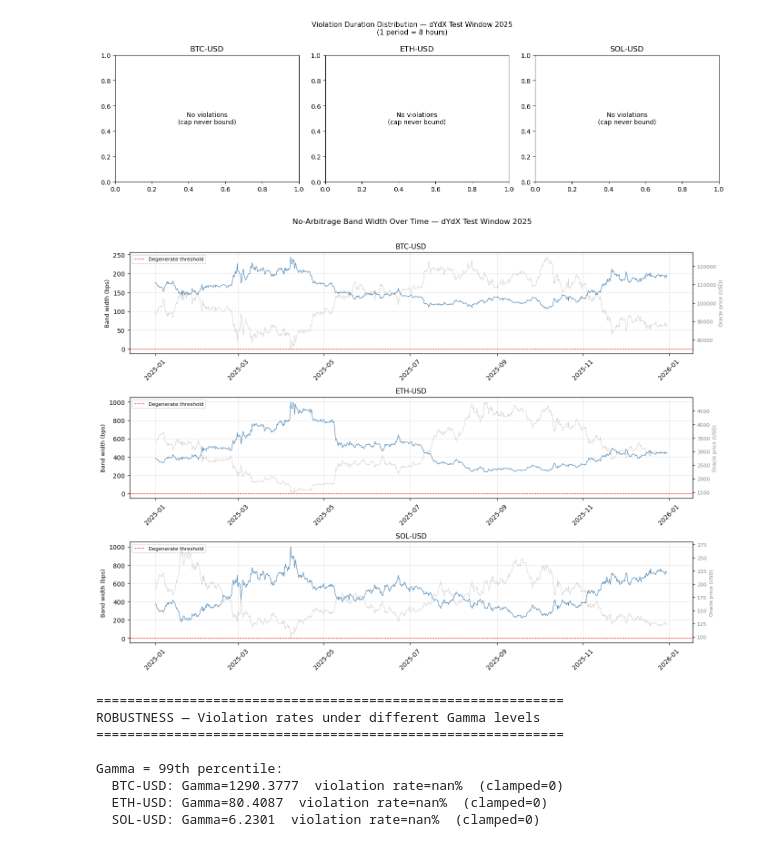
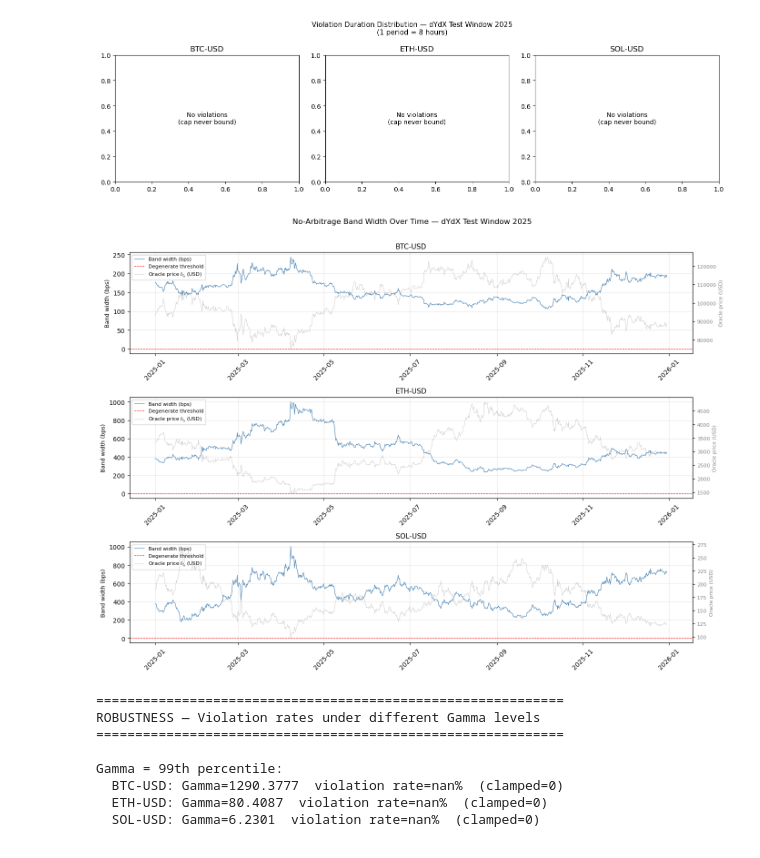
Before and after one commit to ee2625/defi-perps, a Jupyter notebook: dydx/analysis/dydx_test1_bounds.ipynb, the cells around one changed output. Drawn from its saved outputs; the diff is of its cells as text; code cells hidden in the pictures.

Commit message:
fix: correct kappa_S footnote and regenerate figure4_band_width

```diff
--- a/dydx/analysis/dydx_test1_bounds.ipynb
+++ b/dydx/analysis/dydx_test1_bounds.ipynb
@@ -387,29 +444,37 @@ plt.show()
 # %%
 fig, axes = plt.subplots(3, 1, figsize=(14, 10), sharex=False)
 for ax, market in zip(axes, ["BTC-USD", "ETH-USD", "SOL-USD"]):
     grp = test_out[test_out["market"] == market].sort_values("timestamp")
-    ax.plot(grp["timestamp"], grp["band_width"] * 1e4,
-            color="steelblue", linewidth=0.8)
-    ax.axhline(0, color="red", linewidth=0.8, linestyle="--", label="Degenerate threshold")
+
+    line_band, = ax.plot(grp["timestamp"], grp["band_width"] * 1e4,
+                         color="steelblue", linewidth=0.8, label="Band width (bps)")
+    line_degen = ax.axhline(0, color="red", linewidth=0.8, linestyle="--",
+                            label="Degenerate threshold")
+
     ax2 = ax.twinx()
-    ax2.plot(grp["timestamp"], grp["oracle_price"],
-             color="gray", linewidth=0.5, alpha=0.5, label="Oracle price")
+    line_oracle, = ax2.plot(grp["timestamp"], grp["oracle_price"],
+                            color="gray", linewidth=0.5, alpha=0.5,
+                            label=r"Oracle price $I_{t_k}$ (USD)")
     ax2.set_ylabel("Oracle price (USD)", color="gray", fontsize=8)
     ax2.tick_params(axis="y", labelcolor="gray", labelsize=8)
+
     ax.set_title(market, fontsize=11)
     ax.set_ylabel("Band width (bps)", fontsize=9)
     ax.xaxis.set_major_formatter(mdates.DateFormatter("%Y-%m"))
     ax.xaxis.set_major_locator(mdates.MonthLocator(interval=2))
     plt.setp(ax.xaxis.get_majorticklabels(), rotation=45)
     ax.grid(True, alpha=0.3)
-    ax.legend(fontsize=8, loc="upper left")
+
+    # Combined legend from both axes
+    handles = [line_band, line_degen, line_oracle]
+    ax.legend(handles=handles, fontsize=8, loc="upper left")
 
 plt.suptitle("No-Arbitrage Band Width Over Time — dYdX Test Window 2025", fontsize=12, y=1.01)
 plt.tight_layout()
 plt.savefig(FIGURES / "figure4_band_width.png", dpi=150, bbox_inches="tight")
 plt.show()
 # %% [output]
-[figure, old version]
+[figure, new version]
 # %%
 print("=" * 60)
 print("ROBUSTNESS — Violation rates under different Gamma levels")
```
Also changed, not shown: parts of 3 cells of this notebook, 2 other files.
